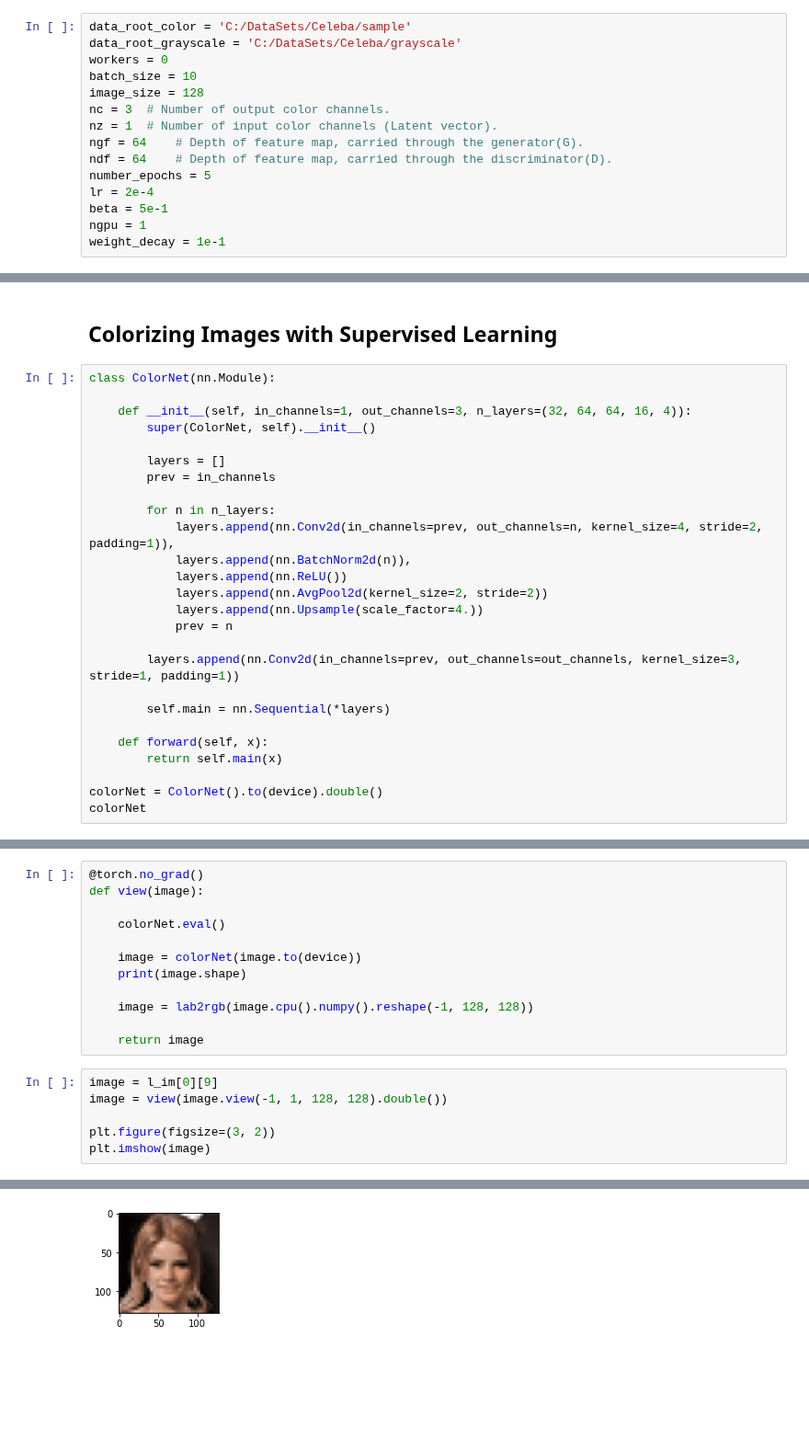
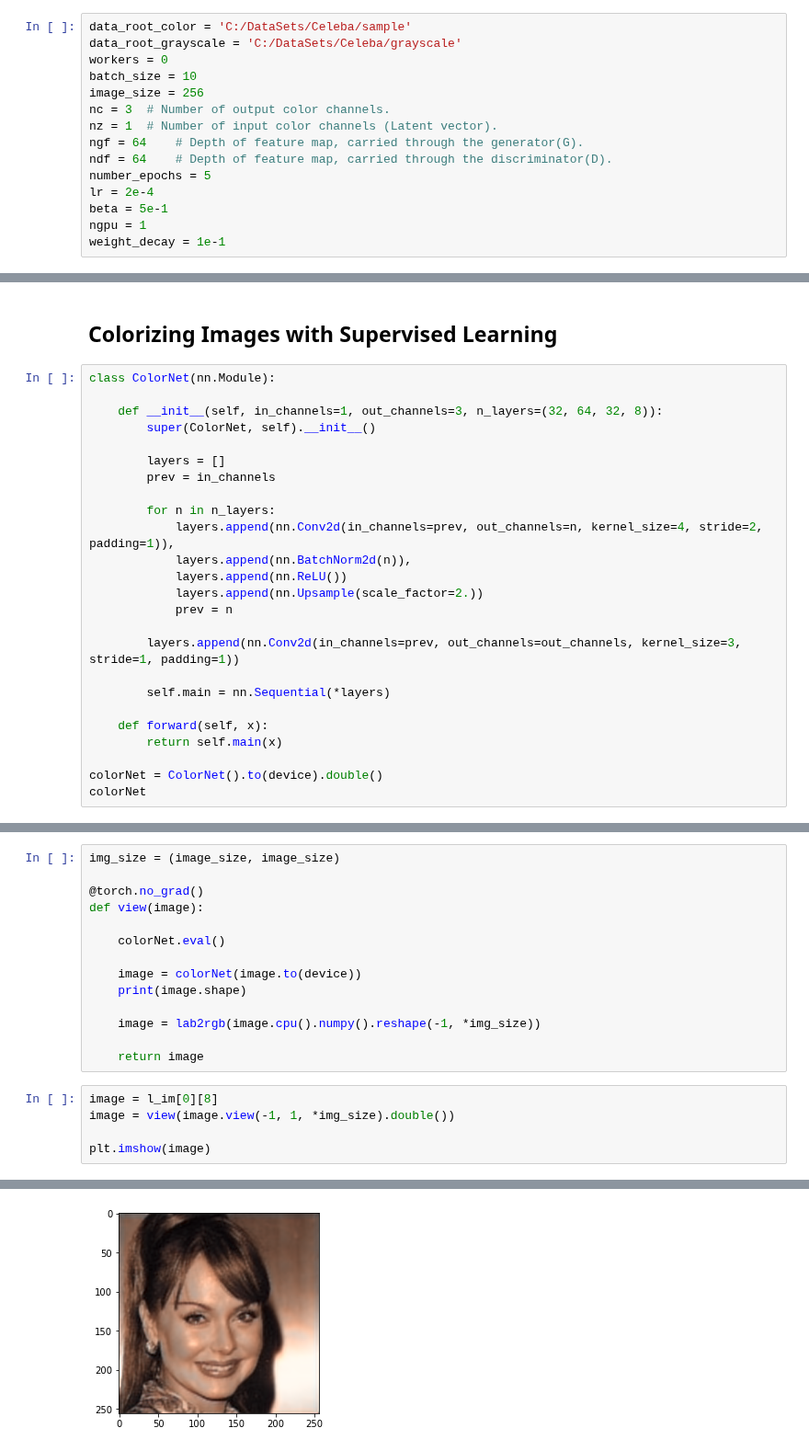
Before and after one commit to sachithdickwella/computervision-pytorch, a Jupyter notebook: src/colorizing/gray_to_color.ipynb, the cells around one changed output, grey strips where cells are left out. Shown at 92% size. Cells and saved outputs as stored; diff of their text form; blank space fills up the shorter version.

```diff
--- a/src/colorizing/gray_to_color.ipynb
+++ b/src/colorizing/gray_to_color.ipynb
@@ -15,7 +15,7 @@ data_root_color = 'C:/DataSets/Celeba/sample'
 data_root_grayscale = 'C:/DataSets/Celeba/grayscale'
 workers = 0
 batch_size = 10
-image_size = 128
+image_size = 256
 nc = 3  # Number of output color channels.
 nz = 1  # Number of input color channels (Latent vector).
 ngf = 64    # Depth of feature map, carried through the generator(G).
@@ -172,7 +172,7 @@ l_im = next(iter(l_loader))
 # %%
 class ColorNet(nn.Module):
 
-    def __init__(self, in_channels=1, out_channels=3, n_layers=(32, 64, 64, 16, 4)):
+    def __init__(self, in_channels=1, out_channels=3, n_layers=(32, 64, 32, 8)):
         super(ColorNet, self).__init__()
 
         layers = []
@@ -182,8 +182,7 @@ class ColorNet(nn.Module):
             layers.append(nn.Conv2d(in_channels=prev, out_channels=n, kernel_size=4, stride=2, padding=1)),
             layers.append(nn.BatchNorm2d(n)),
             layers.append(nn.ReLU())
-            layers.append(nn.AvgPool2d(kernel_size=2, stride=2))
-            layers.append(nn.Upsample(scale_factor=4.))
+            layers.append(nn.Upsample(scale_factor=2.))
             prev = n
 
         layers.append(nn.Conv2d(in_channels=prev, out_channels=out_channels, kernel_size=3, stride=1, padding=1))
@@ -273,4 +277,6 @@ plt.plot(losses)
 # %%
+img_size = (image_size, image_size)
+
 @torch.no_grad()
 def view(image):
 
@@ -279,13 +285,12 @@ def view(image):
     image = colorNet(image.to(device))
     print(image.shape)
 
-    image = lab2rgb(image.cpu().numpy().reshape(-1, 128, 128))
+    image = lab2rgb(image.cpu().numpy().reshape(-1, *img_size))
 
     return image
 # %%
-image = l_im[0][9]
-image = view(image.view(-1, 1, 128, 128).double())
+image = l_im[0][8]
+image = view(image.view(-1, 1, *img_size).double())
 
-plt.figure(figsize=(3, 2))
 plt.imshow(image)
 # %% [output]
@@ -293,2 +298,2 @@ torch.Size([1, 3, 128, 128])
 <matplotlib.image.AxesImage at 0x...>
-[figure, old version]
+[figure, new version]
```
Also changed, not shown: parts of 7 cells of this notebook.
